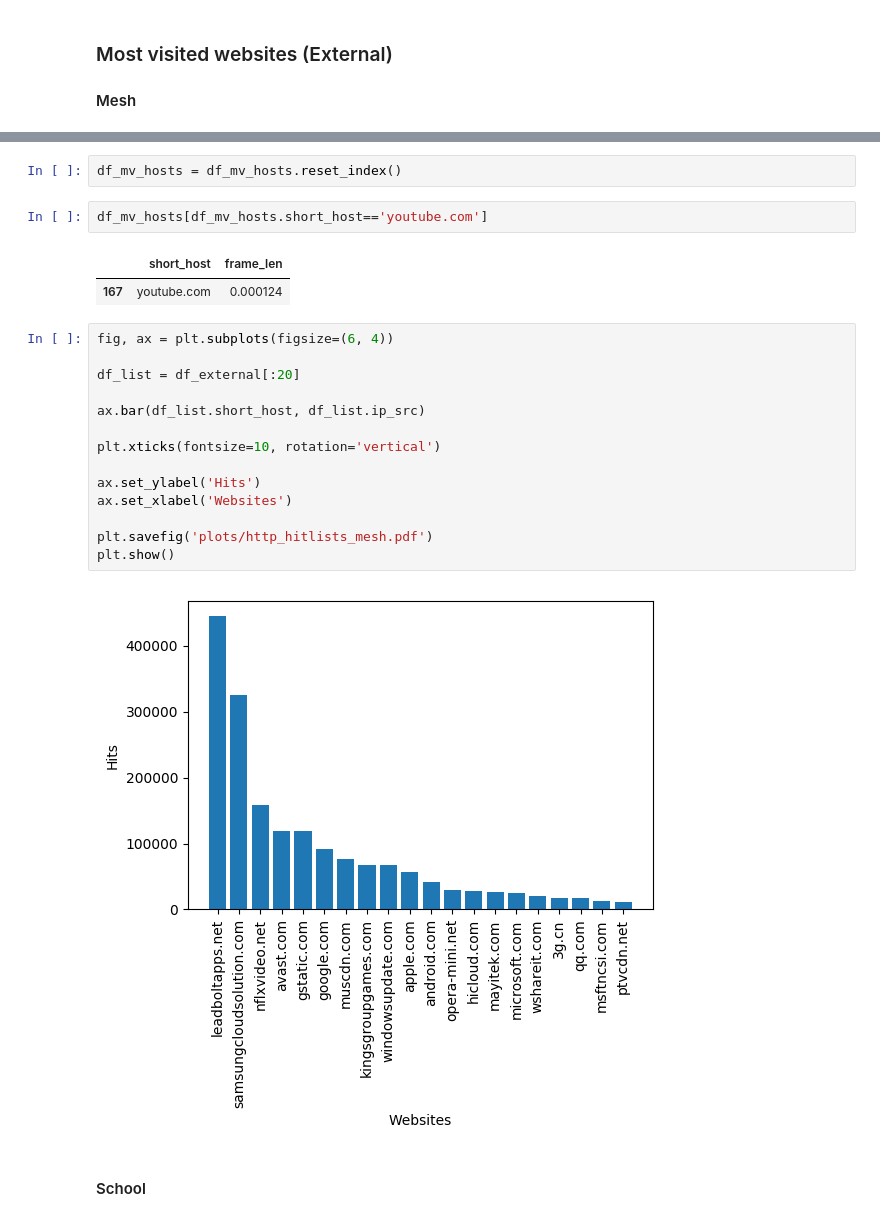
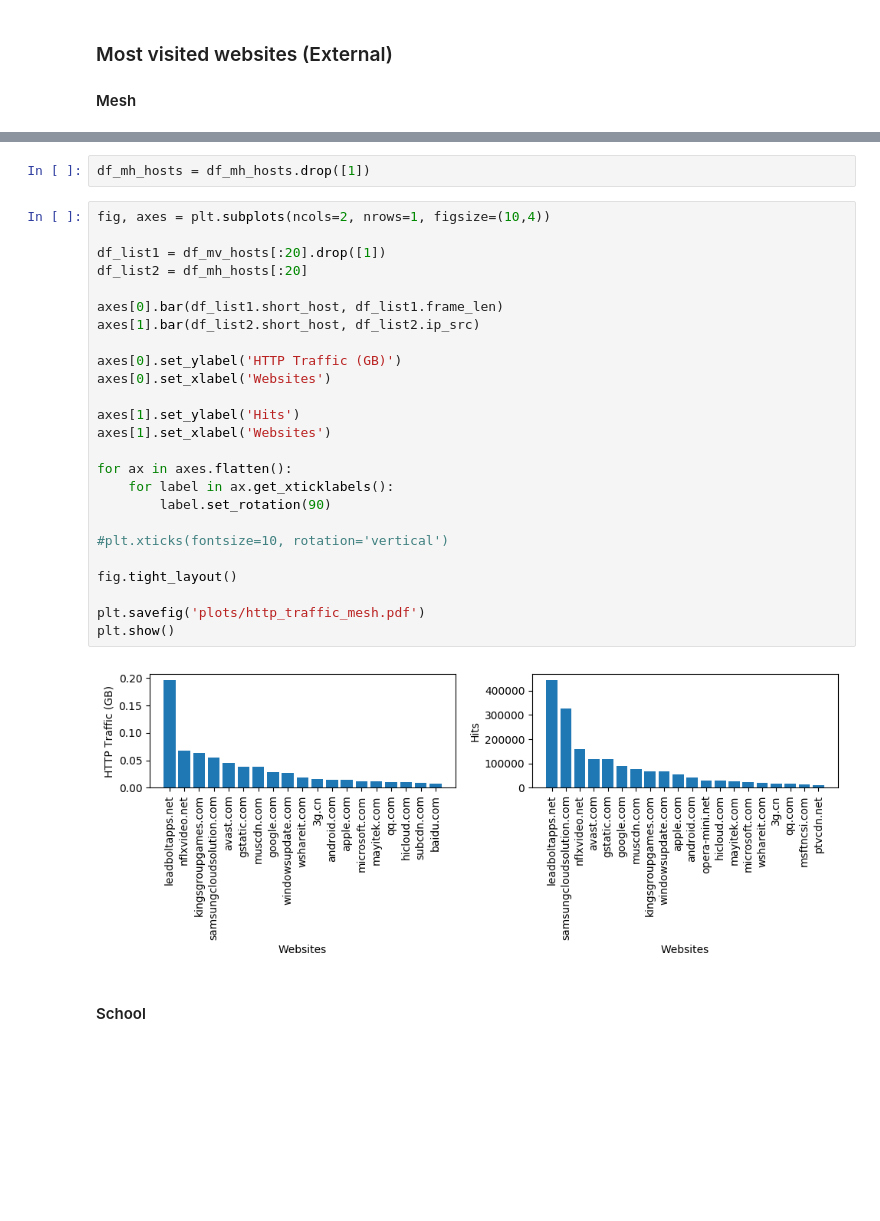
Before and after one commit to amreesh/inethi-traffic-analysis, a Jupyter notebook: web-traffic-analysis.ipynb, the cells around one changed output, grey strips where cells are left out. Drawn from its saved outputs; the diff is of its cells as text; blank space fills up the shorter version.

Commit message:
cleaned up web traffic analysis

```diff
--- a/web-traffic-analysis.ipynb
+++ b/web-traffic-analysis.ipynb
@@ -267,25 +208,31 @@ df_mv_hosts.head(15)
-# %%
-df_mv_hosts = df_mv_hosts.reset_index()
-# %%
-df_mv_hosts[df_mv_hosts.short_host=='youtube.com']
-# %% [output]
-|  | short_host | frame_len |
-| 167 | youtube.com | 0.000124 |
-# %%
-fig, ax = plt.subplots(figsize=(6, 4))
-
-df_list = df_external[:20]
-
-ax.bar(df_list.short_host, df_list.ip_src)
-
-plt.xticks(fontsize=10, rotation='vertical')
-
-ax.set_ylabel('Hits')
-ax.set_xlabel('Websites')
-
-plt.savefig('plots/http_hitlists_mesh.pdf')
-plt.show()
-# %% [output]
-[figure, removed]
+# %%
+df_mh_hosts = df_mh_hosts.drop([1])
+# %%
+fig, axes = plt.subplots(ncols=2, nrows=1, figsize=(10,4))
+
+df_list1 = df_mv_hosts[:20].drop([1])
+df_list2 = df_mh_hosts[:20]
+
+axes[0].bar(df_list1.short_host, df_list1.frame_len)
+axes[1].bar(df_list2.short_host, df_list2.ip_src)
+
+axes[0].set_ylabel('HTTP Traffic (GB)')
+axes[0].set_xlabel('Websites')
+
+axes[1].set_ylabel('Hits')
+axes[1].set_xlabel('Websites')
+
+for ax in axes.flatten():
+    for label in ax.get_xticklabels():
+        label.set_rotation(90)
+
+#plt.xticks(fontsize=10, rotation='vertical')
+
+fig.tight_layout()
+
+plt.savefig('plots/http_traffic_mesh.pdf')
+plt.show()
+# %% [output]
+[figure, added]
 # %% [markdown]
 #### School
```
Also changed, not shown: parts of 22 cells of this notebook, 6 other files.
